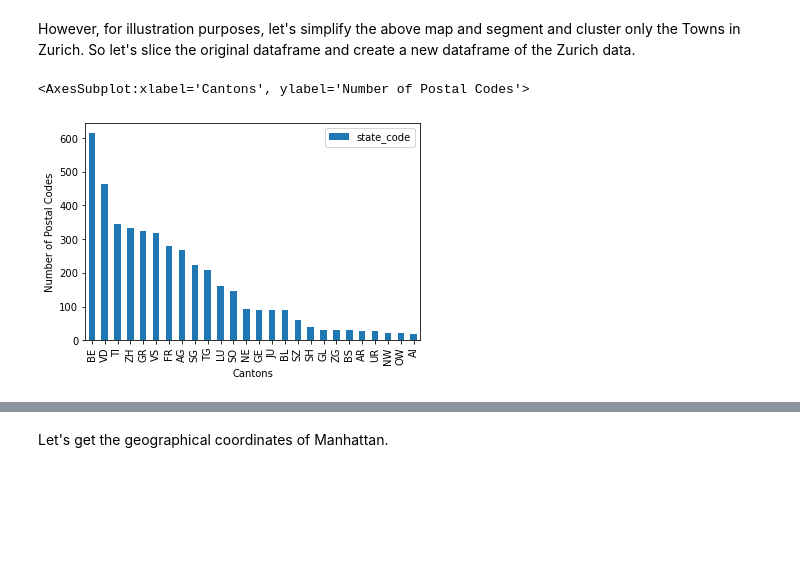
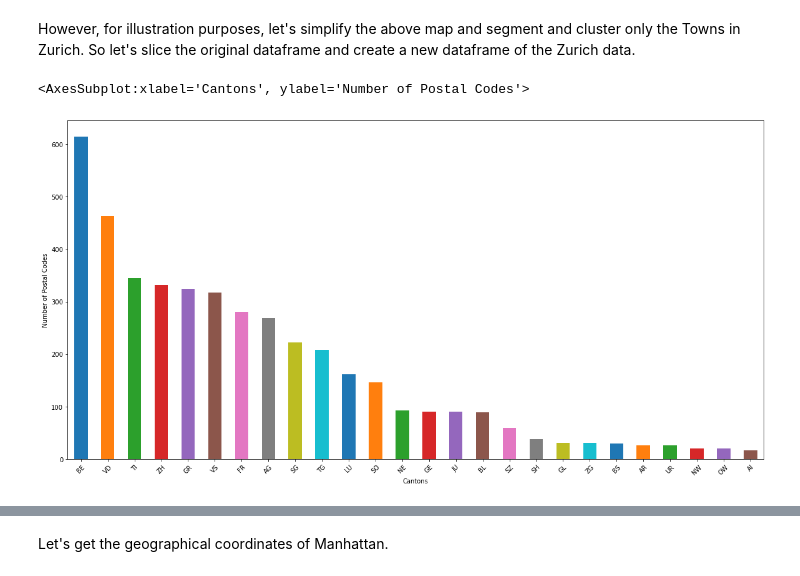
Before and after one commit to EldhosePoulose/Capstone_Project, a Jupyter notebook: Trending Business Ventures in Zurich, Switzerland.ipynb, the cells around one changed output, grey strips where cells are left out. Cells and saved outputs as stored; diff of their text form; code cells hidden in the pictures; blank space fills up the shorter version.

```diff
--- a/Trending Business Ventures in Zurich, Switzerland.ipynb
+++ b/Trending Business Ventures in Zurich, Switzerland.ipynb
@@ -103,11 +103,13 @@ Name: state_code, dtype: int64
 # %% [markdown]
 However, for illustration purposes, let's simplify the above map and segment and cluster only the Towns in Zurich. So let's slice the original dataframe and create a new dataframe of the Zurich data.
 # %%
-df = pd.DataFrame(swiss_data["state_code"].value_counts())
-df.plot(kind="bar", xlabel= "Cantons", ylabel= "Number of Postal Codes")
+colors = ['#1f77b4', '#ff7f0e', '#2ca02c', '#d62728', '#9467bd',
+          '#8c564b', '#e377c2', '#7f7f7f', '#bcbd22', '#17becf']
+
+swiss_data["state_code"].value_counts().plot.bar(figsize=(20,10),xlabel= "Cantons",ylabel= "Number of Postal Codes",color=colors, rot=45)
 # %% [output]
 <AxesSubplot:xlabel='Cantons', ylabel='Number of Postal Codes'>
-[figure, old version]
+[figure, new version]
 # %%
 swiss_data_ZH = swiss_data[swiss_data['state_code'].str.contains('ZH',regex=False)]
 print(swiss_data_ZH.shape)
```
Also changed, not shown: parts of 25 cells of this notebook, 2 other files.
